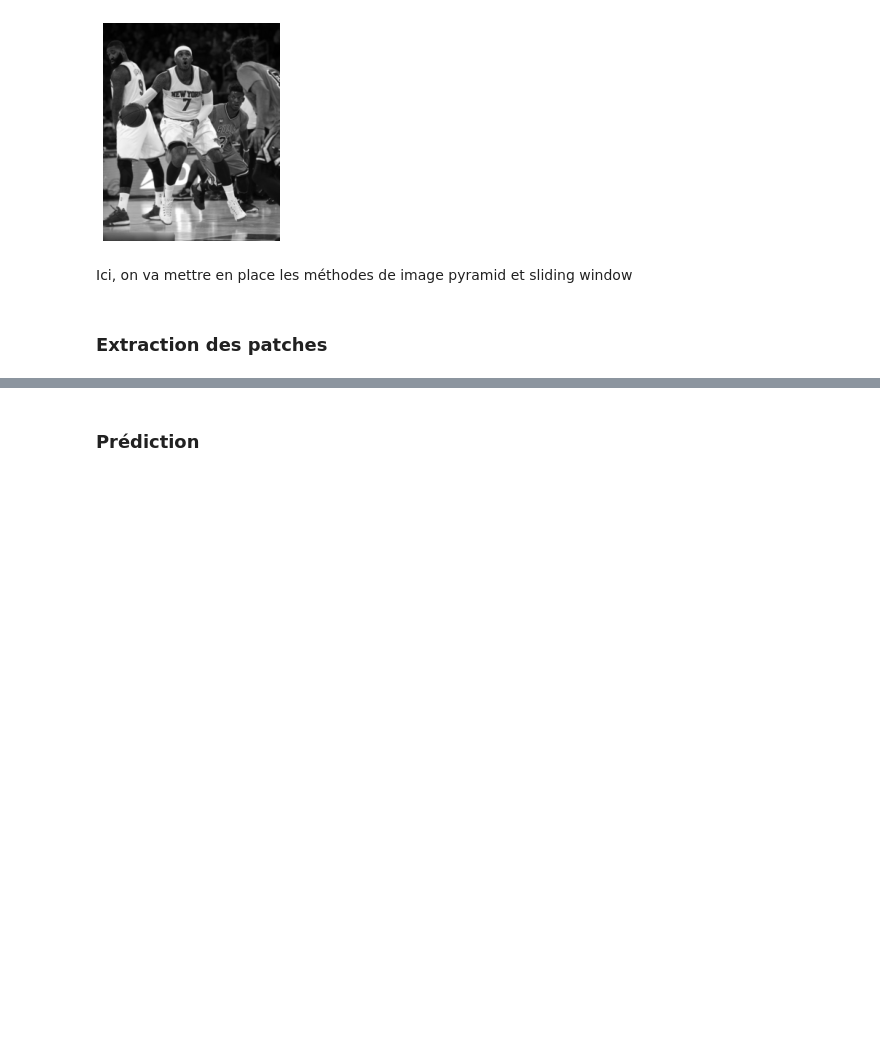
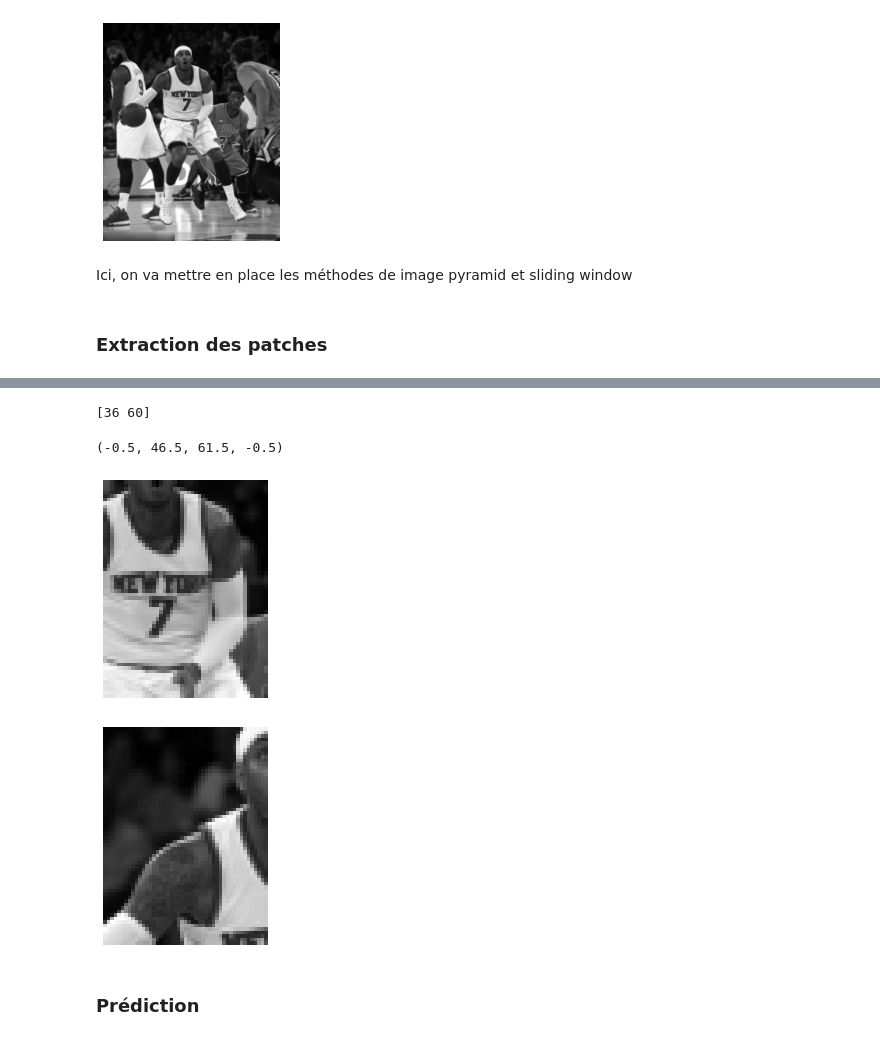
Before and after one commit to Jules02/TIPE, a Jupyter notebook: main.ipynb, the cells around one changed output, grey strips where cells are left out. Drawn from its saved outputs; the diff is of its cells as text; code cells hidden in the pictures; blank space fills up the shorter version.

```diff
--- a/main.ipynb
+++ b/main.ipynb
@@ -111,3 +142,18 @@ On a un total de 3872 patches.
+# %%
+fig, ax = plt.subplots()
+print(indices[3000])
+ax.imshow(patches[3000], cmap='gray')
+ax.axis('off')
+
+Ni, Nj = positive_patches_shape
+fig, ax = plt.subplots()
+ax.imshow(test_image[indices[3000][0]: indices[3000][0]+Ni, indices[3000][1]: indices[3000][1]+Nj] , cmap='gray')
+ax.axis('off')
+# %% [output]
+[36 60]
+(-0.5, 46.5, 61.5, -0.5)
+[figure, added]
+[figure, added]
 # %% [markdown]
 ### Prédiction
 # %%
```
Also changed, not shown: parts of 5 cells of this notebook.
